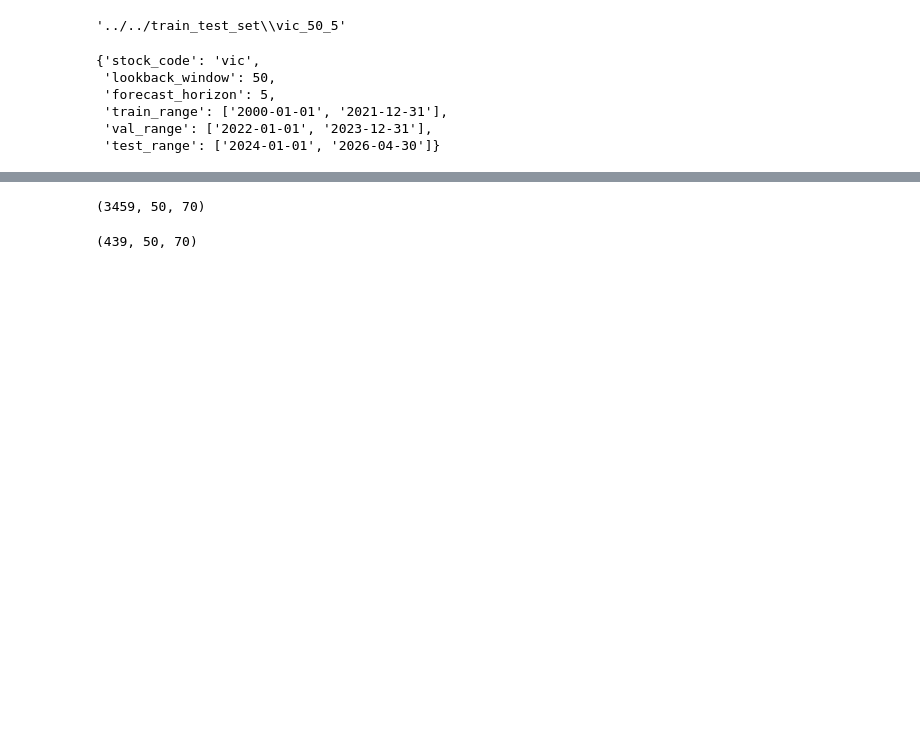
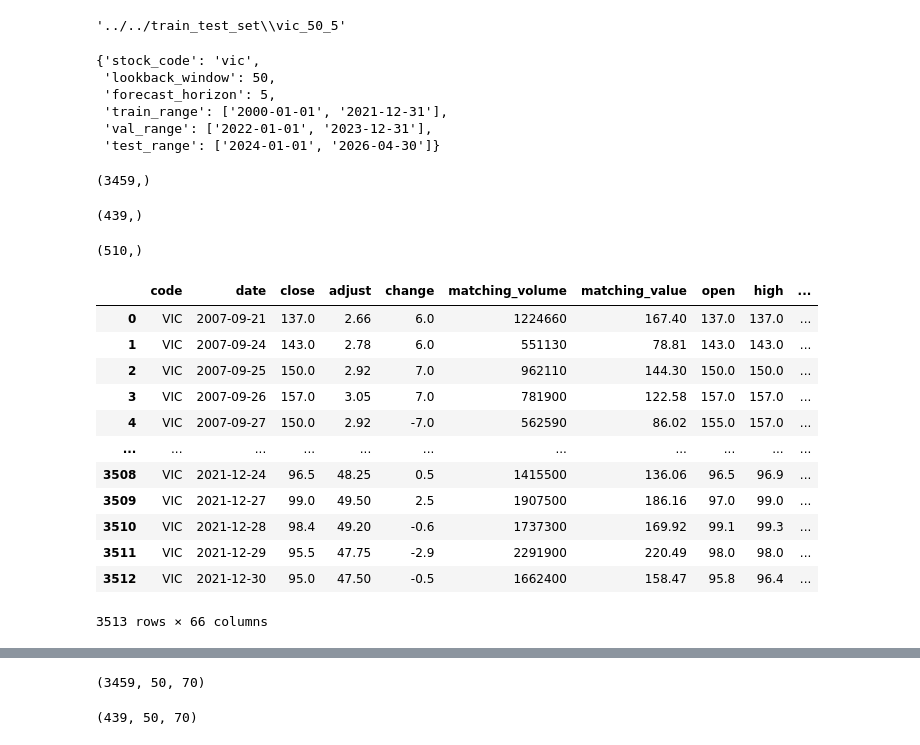
Before and after one commit to DucTrung1802/master-thesis, a Jupyter notebook: src/evaluator/data_evaluator.ipynb, the cells around one changed output, grey strips where cells are left out. Cells and saved outputs as stored; diff of their text form; code cells hidden in the pictures; blank space fills up the shorter version.

```diff
--- a/src/evaluator/data_evaluator.ipynb
+++ b/src/evaluator/data_evaluator.ipynb
@@ -56,3 +56,37 @@ META_DATA
  'train_range': ['2000-01-01', '2021-12-31'],
  'val_range': ['2022-01-01', '2023-12-31'],
  'test_range': ['2024-01-01', '2026-04-30']}
+# %%
+dates_train = np.load(os.path.join(STOCK_CODE_INPUT_FOLDER_PATH, "dates_train.npy"))
+dates_train.shape
+# %% [output]
+(3459,)
+# %%
+dates_val = np.load(os.path.join(STOCK_CODE_INPUT_FOLDER_PATH, "dates_val.npy"))
+dates_val.shape
+# %% [output]
+(439,)
+# %%
+dates_test = np.load(os.path.join(STOCK_CODE_INPUT_FOLDER_PATH, "dates_test.npy"))
+dates_test.shape
+# %% [output]
+(510,)
+# %%
+train_featured_stock_df = pd.read_csv(
+    os.path.join(STOCK_CODE_INPUT_FOLDER_PATH, "train_featured_stock_df.csv")
+)
+train_featured_stock_df
+# %% [output]
+|  | code | date | close | adjust | change | matching_volume | matching_value | open | high | ... |
+| 0 | VIC | 2007-09-21 | 137.0 | 2.66 | 6.0 | 1224660 | 167.40 | 137.0 | 137.0 | ... |
+| 1 | VIC | 2007-09-24 | 143.0 | 2.78 | 6.0 | 551130 | 78.81 | 143.0 | 143.0 | ... |
+| 2 | VIC | 2007-09-25 | 150.0 | 2.92 | 7.0 | 962110 | 144.30 | 150.0 | 150.0 | ... |
+| 3 | VIC | 2007-09-26 | 157.0 | 3.05 | 7.0 | 781900 | 122.58 | 157.0 | 157.0 | ... |
+| 4 | VIC | 2007-09-27 | 150.0 | 2.92 | -7.0 | 562590 | 86.02 | 155.0 | 157.0 | ... |
+| ... | ... | ... | ... | ... | ... | ... | ... | ... | ... | ... |
+| 3508 | VIC | 2021-12-24 | 96.5 | 48.25 | 0.5 | 1415500 | 136.06 | 96.5 | 96.9 | ... |
+| 3509 | VIC | 2021-12-27 | 99.0 | 49.50 | 2.5 | 1907500 | 186.16 | 97.0 | 99.0 | ... |
+| 3510 | VIC | 2021-12-28 | 98.4 | 49.20 | -0.6 | 1737300 | 169.92 | 99.1 | 99.3 | ... |
+| 3511 | VIC | 2021-12-29 | 95.5 | 47.75 | -2.9 | 2291900 | 220.49 | 98.0 | 98.0 | ... |
+| 3512 | VIC | 2021-12-30 | 95.0 | 47.50 | -0.5 | 1662400 | 158.47 | 95.8 | 96.4 | ... |
+3513 rows × 66 columns
```
Also changed, not shown: parts of 15 cells of this notebook.
